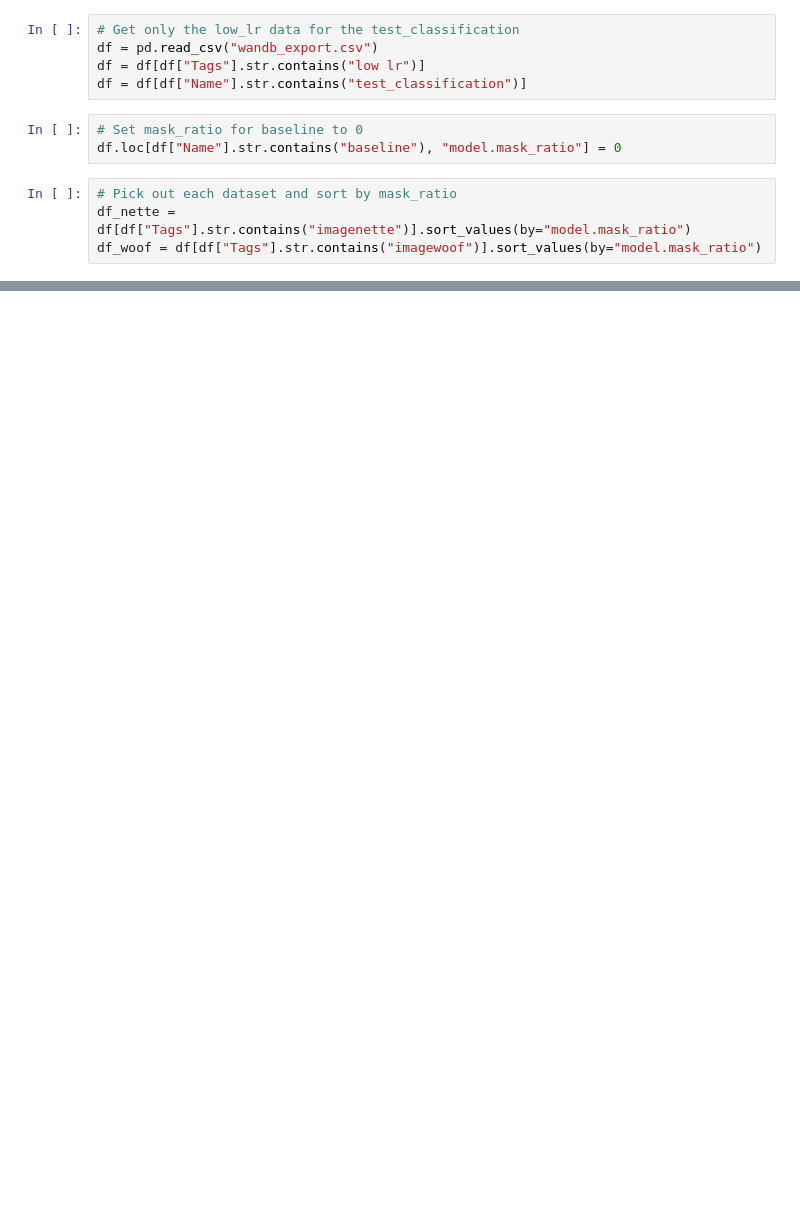
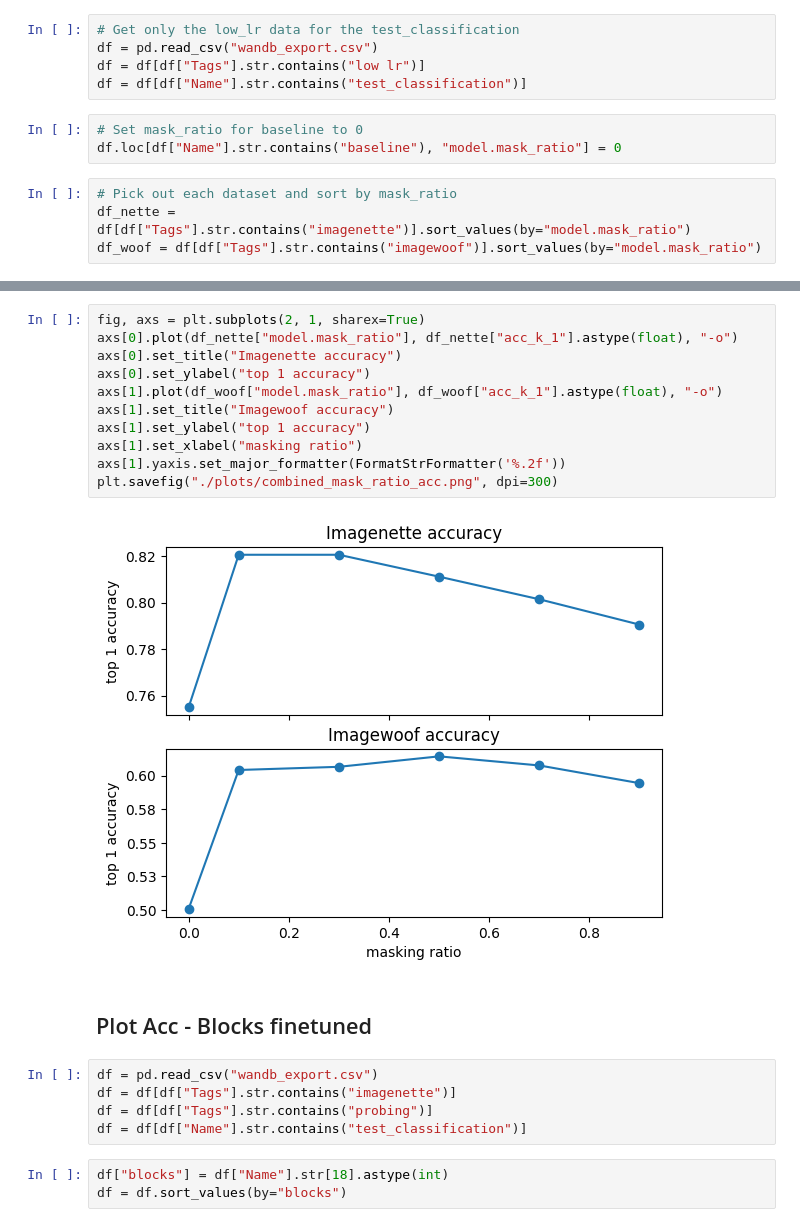
Before and after one commit to klaswijk/reproduce-mae, a Jupyter notebook: Plotting.ipynb, the cells around one changed output, grey strips where cells are left out. Drawn from its saved outputs; the diff is of its cells as text; blank space fills up the shorter version.

```diff
--- a/Plotting.ipynb
+++ b/Plotting.ipynb
@@ -31,0 +38,23 @@ plt.savefig("./plots/nette_mask_ratio_acc.png")
+# %%
+fig, axs = plt.subplots(2, 1, sharex=True)
+axs[0].plot(df_nette["model.mask_ratio"], df_nette["acc_k_1"].astype(float), "-o")
+axs[0].set_title("Imagenette accuracy")
+axs[0].set_ylabel("top 1 accuracy")
+axs[1].plot(df_woof["model.mask_ratio"], df_woof["acc_k_1"].astype(float), "-o")
+axs[1].set_title("Imagewoof accuracy")
+axs[1].set_ylabel("top 1 accuracy")
+axs[1].set_xlabel("masking ratio")
+axs[1].yaxis.set_major_formatter(FormatStrFormatter('%.2f'))
+plt.savefig("./plots/combined_mask_ratio_acc.png", dpi=300)
+# %% [output]
+[figure, added]
+# %% [markdown]
+## Plot Acc - Blocks finetuned
+# %%
+df = pd.read_csv("wandb_export.csv")
+df = df[df["Tags"].str.contains("imagenette")]
+df = df[df["Tags"].str.contains("probing")]
+df = df[df["Name"].str.contains("test_classification")]
+# %%
+df["blocks"] = df["Name"].str[18].astype(int)
+df = df.sort_values(by="blocks")
```
Also changed, not shown: parts of 8 cells of this notebook.
